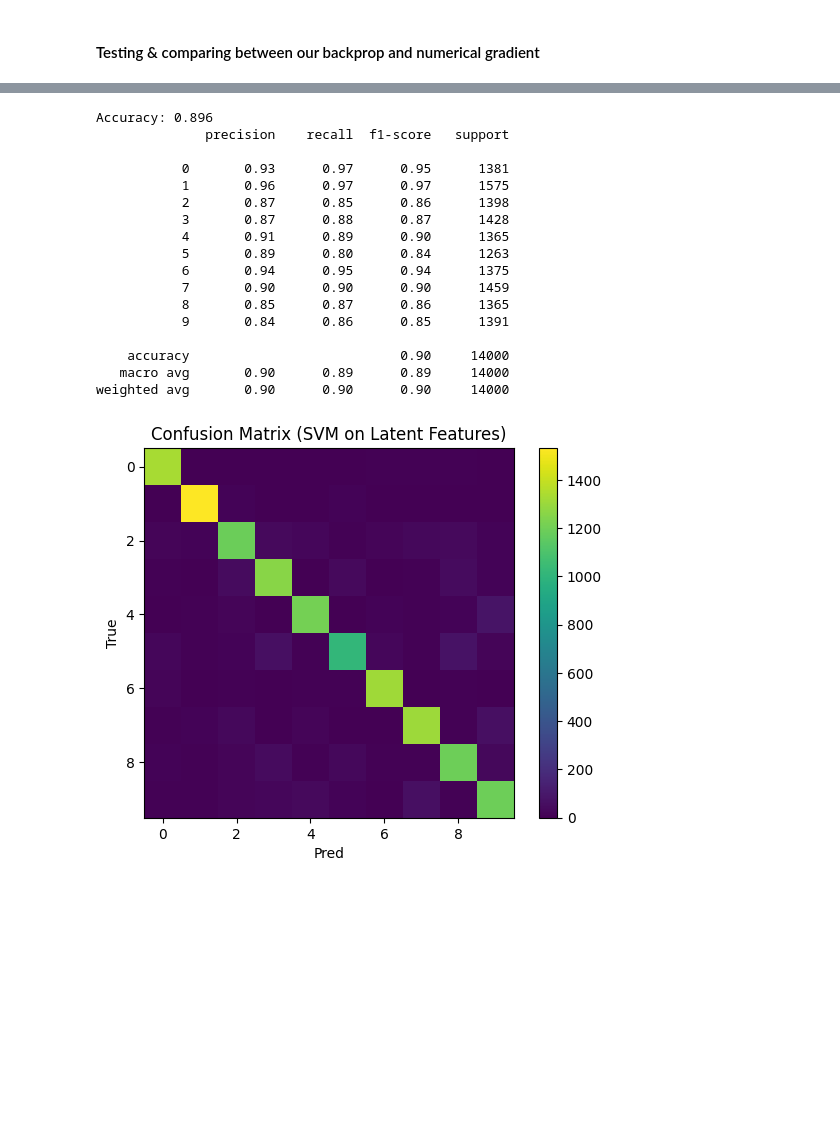
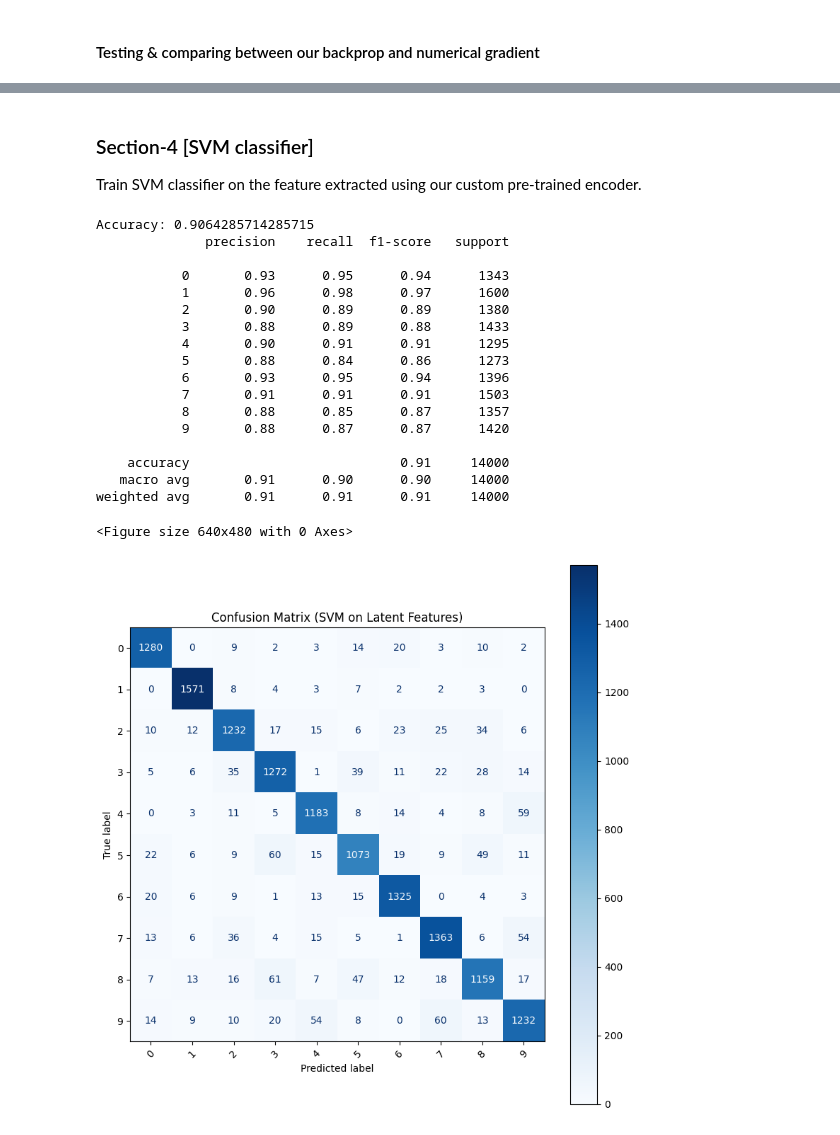
Before and after one commit to CSE473s-Course-Project-Fall25/neural-network-lib, a Jupyter notebook: notebooks/project_demo.ipynb, the cells around one changed output, grey strips where cells are left out. Saved outputs shown, nothing was run; the diff lists cells and outputs as text; code cells hidden in the pictures; blank space fills up the shorter version.

```diff
--- a/notebooks/project_demo.ipynb
+++ b/notebooks/project_demo.ipynb
@@ -18,8 +18,9 @@ import sys, os
 sys.path.insert(0, os.path.abspath('..'))
 from lib import Sequential, Dense, Tanh, Sigmoid, ReLU, Softmax, MSELoss, SGDOptimizer as SGD
 
-model = Sequential([
-    Dense(2, 4, 0.1), Tanh(), Dense(4, 1, 0.1), Tanh()
+xor_model = Sequential([
+    Dense(2, 4, 0.1), Tanh(),
+    Dense(4, 1, 0.1), Tanh()
 ])
 
 opt = SGD(learning_rate=1.0)
@@ -284,25 +307,21 @@ Loss: 0.0085
 # %%
-# 5. Evaluate
 print("reconstructing...")
-X_test_reconstructed = autoencoder.forward(X_test[:1000]) # Predict on a subset to save memory if needed
+X_test_reconstructed = autoencoder.forward(X_test) # Predict on a subset to save memory if needed
 
-# 6. Visualize
-n_samples = 10
-plt.figure(figsize=(10, 4))
+# Visualize
+n_samples = 5
+plt.figure(figsize=(8, 4))
 for i in range(n_samples):
+    n = np.random.randint(0, X_test.shape[0]-1)
     # Original
-    plt.subplot(2, n_samples, i + 1)
-    plt.imshow(X_test[i].reshape(28, 28), cmap='gray')
-    plt.axis('off')
-    if i == 0:
-        plt.title('Original')
+    plt.subplot(1, 2, 1)
+    plt.imshow((X_test[n].reshape(28, 28)*255).astype(np.uint8), cmap='gray')
+    plt.title(f"Original")
 
     # Reconstructed
-    plt.subplot(2, n_samples, i + 1 + n_samples)
-    plt.imshow(X_test_reconstructed[i].reshape(28, 28), cmap='gray')
-    plt.axis('off')
-    if i == 0:
-        plt.title('Reconstructed')
-plt.show()
+    plt.subplot(1, 2, 2)
+    plt.imshow((X_test_reconstructed[n].reshape(28, 28)*255).astype(np.uint8), cmap='gray')
+    plt.title(f"Reconstructed")
+    plt.show()
 # %% [output]
 reconstructing...
@@ -319,44 +347,48 @@ def extract_features(model, X, bs=512):
 
 Z_train = extract_features(encoder, X_train)
 Z_test  = extract_features(encoder, X_test)
+# %% [markdown]
+### Section-4 [SVM classifier]
+
+Train SVM classifier on the feature extracted using our custom pre-trained encoder.
 # %%
 from sklearn.pipeline import make_pipeline
 from sklearn.preprocessing import StandardScaler
 from sklearn.svm import LinearSVC
-from sklearn.metrics import accuracy_score, confusion_matrix, classification_report
+from sklearn.metrics import accuracy_score, confusion_matrix, classification_report, ConfusionMatrixDisplay
 import matplotlib.pyplot as plt
 
 svm = make_pipeline(StandardScaler(), LinearSVC(C=1.0))
 svm.fit(Z_train, y_train)
 
 y_pred = svm.predict(Z_test)
 print("Accuracy:", accuracy_score(y_test, y_pred))
 print(classification_report(y_test, y_pred))
 
-cm = confusion_matrix(y_test, y_pred)
+cm = ConfusionMatrixDisplay(confusion_matrix=confusion_matrix(y_test, y_pred), display_labels=svm.classes_)
 plt.figure()
-plt.imshow(cm)
+fig, ax = plt.subplots(figsize=(8, 8))
+cm.plot(ax=ax, xticks_rotation=45, cmap=plt.cm.Blues)
 plt.title("Confusion Matrix (SVM on Latent Features)")
-plt.xlabel("Pred")
-plt.ylabel("True")
-plt.colorbar()
+plt.tight_layout()
 plt.show()
 # %% [output]
-Accuracy: 0.896
+Accuracy: 0.9064285714285715
               precision    recall  f1-score   support
 
-           0       0.93      0.97      0.95      1381
-           1       0.96      0.97      0.97      1575
-           2       0.87      0.85      0.86      1398
-           3       0.87      0.88      0.87      1428
-           4       0.91      0.89      0.90      1365
-           5       0.89      0.80      0.84      1263
-           6       0.94      0.95      0.94      1375
-           7       0.90      0.90      0.90      1459
-           8       0.85      0.87      0.86      1365
-           9       0.84      0.86      0.85      1391
+           0       0.93      0.95      0.94      1343
+           1       0.96      0.98      0.97      1600
+           2       0.90      0.89      0.89      1380
+           3       0.88      0.89      0.88      1433
+           4       0.90      0.91      0.91      1295
+           5       0.88      0.84      0.86      1273
+           6       0.93      0.95      0.94      1396
+           7       0.91      0.91      0.91      1503
+           8       0.88      0.85      0.87      1357
+           9       0.88      0.87      0.87      1420
 
-    accuracy                           0.90     14000
-   macro avg       0.90      0.89      0.89     14000
-weighted avg       0.90      0.90      0.90     14000
+    accuracy                           0.91     14000
+   macro avg       0.91      0.90      0.90     14000
+weighted avg       0.91      0.91      0.91     14000
+<Figure size 640x480 with 0 Axes>
-[figure, old version]
+[figure, new version]
```
Also changed, not shown: parts of 29 cells of this notebook, 3 other files.
